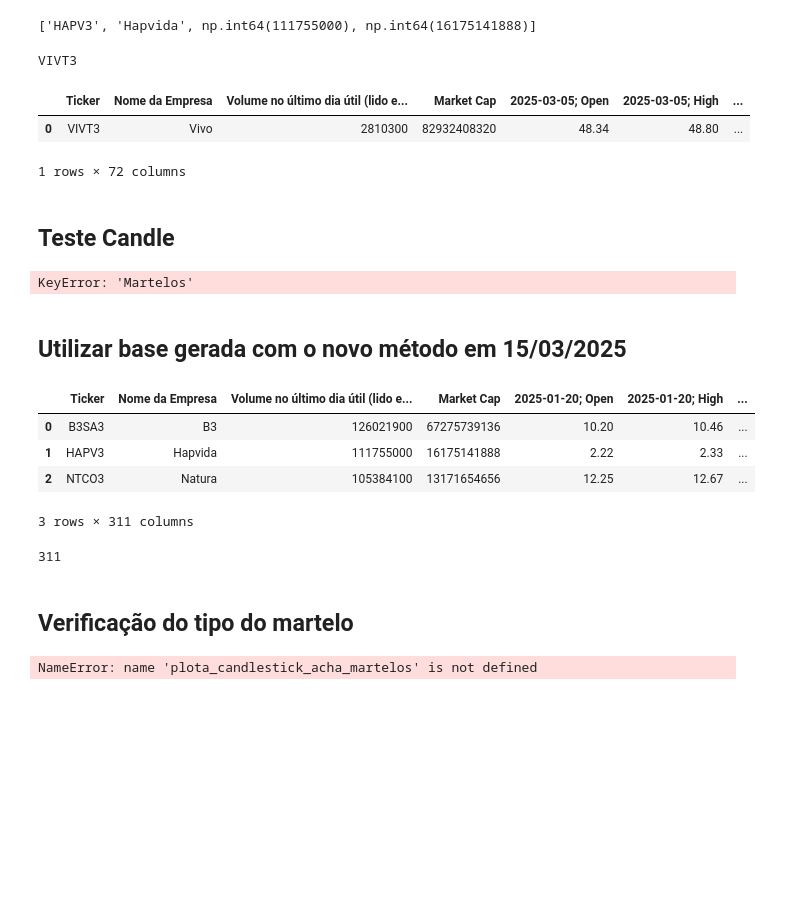
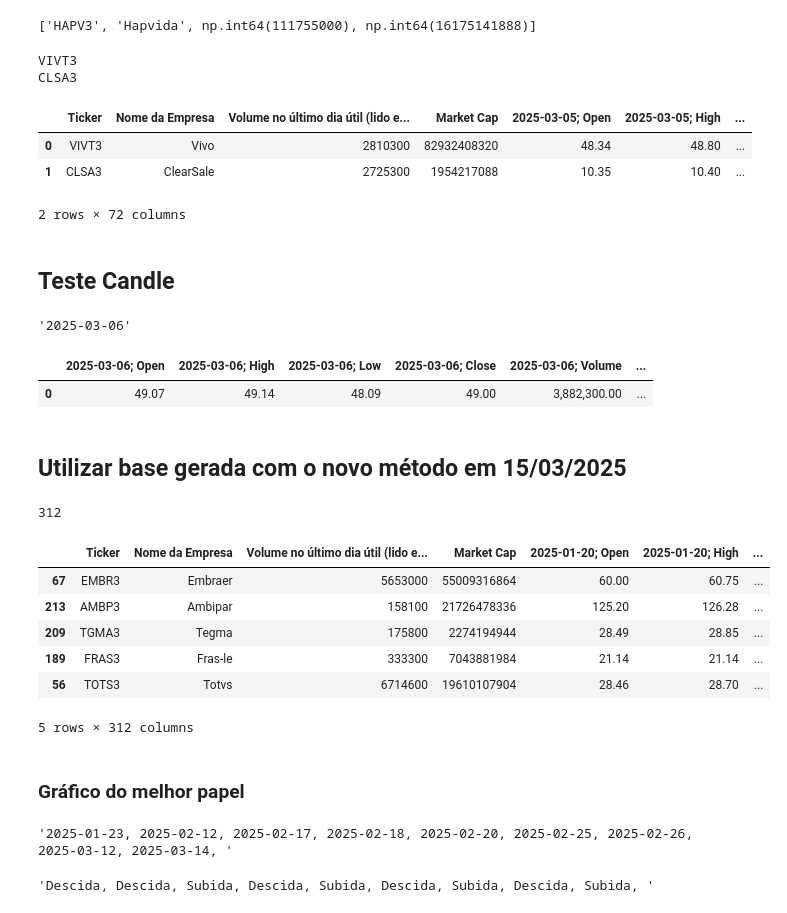
Before and after one commit to ricardopeloi/o_mais_novo_day_trader_do_brasil, a Jupyter notebook: Análises/Novo gerador de Arquivo de Histórico.ipynb, the cells around one changed output. Cells and saved outputs as stored; diff of their text form; code cells hidden in the pictures; blank space fills up the shorter version.

Commit message:
Ajustes para os tipos de martelos, e também uma função (no arquivo Notebook Jupyter) para reformar os dados da base de análise para o formato da leitura na API

```diff
--- a/Análises/Novo gerador de Arquivo de Histórico.ipynb
+++ b/Análises/Novo gerador de Arquivo de Histórico.ipynb
@@ -435,8 +485,8 @@ def detectar_martelos_todos_os_tickers(qtd_dias_maximo = 55, qtd_dias_minimo = 1
     from datetime import datetime, timedelta
 
     # acao = "VIVT3"
-    acoes = ["VIVT3"]
-    # acoes = ["VIVT3", "CLSA3"]
+    # acoes = ["VIVT3"]
+    acoes = ["VIVT3", "CLSA3"]
     qtd_dias_maximo = 10
     qtd_dias_minimo = 3
     coluna_analise = "HLC"
@@ -535,20 +585,24 @@ bd_acao_historico
 # type(bd_acao_historico.loc[0, "Tipos de Martelos"])
 # %% [output]
 VIVT3
+CLSA3
 |  | Ticker | Nome da Empresa | Volume no último dia útil (lido e... | Market Cap | 2025-03-05; Open | 2025-03-05; High | ... |
 | 0 | VIVT3 | Vivo | 2810300 | 82932408320 | 48.34 | 48.80 | ... |
+| 1 | CLSA3 | ClearSale | 2725300 | 1954217088 | 10.35 | 10.40 | ... |
-1 rows × 72 columns
+2 rows × 72 columns
 # %% [markdown]
 ## Teste Candle
 # %%
-primeiro_martelo = bd_acao_historico["Martelos"].str.split(",")[0][0]
+primeiro_martelo = bd_acao_historico.loc[0, "Martelos"].split(", ")[0]
 display(primeiro_martelo)
 
 if primeiro_martelo != '':
-    display(bd_acao_historico)
+    # display(bd_acao_historico)
     display(bd_acao_historico[bd_acao_historico["Ticker"] == "VIVT3"][[column for column in bd_acao_historico.columns if column.startswith(primeiro_martelo)]])
 # %% [output]
-KeyError: 'Martelos'
+'2025-03-06'
+|  | 2025-03-06; Open | 2025-03-06; High | 2025-03-06; Low | 2025-03-06; Close | 2025-03-06; Volume | ... |
+| 0 | 49.07 | 49.14 | 48.09 | 49.00 | 3,882,300.00 | ... |
 # %%
 bd_acao = yf.Ticker("VIVT3" + ".SA").history(
         start = datetime.today() - timedelta(days=qtd_dias_maximo),
@@ -568,25 +622,47 @@ candle_plot( # Usa o navegador para criar o gráfico interativo
 # %%
 var_caminho_novo_historico = r"\Lista de ações Análise 2025-03-15.xlsx"
 
 bd_novo_historico = pd.read_excel(var_caminho_pasta + var_caminho_novo_historico)
 
-display(bd_novo_historico.head(3))
+# display(bd_novo_historico.head(3))
 display(len(bd_novo_historico.columns))
+
+var_colunas = [col for col in bd_novo_historico.columns if col.startswith("Alfa")]
+
+lista_qtd_dias = []
+
+for coluna in var_colunas:
+    lista_qtd_dias.append(int(coluna.split("últimos")[1].split(" dias")[0]))
+
+bd_novo_historico = bd_novo_historico.sort_values("Alfa HLC; últimos " + str(max(lista_qtd_dias)) + " dias", ascending = False)
+# max(lista_qtd_dias)
+
+display(bd_novo_historico.head())
 # %% [output]
+312
 |  | Ticker | Nome da Empresa | Volume no último dia útil (lido e... | Market Cap | 2025-01-20; Open | 2025-01-20; High | ... |
-| 0 | B3SA3 | B3 | 126021900 | 67275739136 | 10.20 | 10.46 | ... |
-| 1 | HAPV3 | Hapvida | 111755000 | 16175141888 | 2.22 | 2.33 | ... |
-| 2 | NTCO3 | Natura | 105384100 | 13171654656 | 12.25 | 12.67 | ... |
+| 67 | EMBR3 | Embraer | 5653000 | 55009316864 | 60.00 | 60.75 | ... |
+| 213 | AMBP3 | Ambipar | 158100 | 21726478336 | 125.20 | 126.28 | ... |
+| 209 | TGMA3 | Tegma | 175800 | 2274194944 | 28.49 | 28.85 | ... |
+| 189 | FRAS3 | Fras-le | 333300 | 7043881984 | 21.14 | 21.14 | ... |
+| 56 | TOTS3 | Totvs | 6714600 | 19610107904 | 28.46 | 28.70 | ... |
-3 rows × 311 columns
-311
+5 rows × 312 columns
-# %% [markdown]
-## Verificação do tipo do martelo
-# %%
-plota_candlestick_acha_martelos(
-    bd_acao,
-    # periodo = "21d",
-    # intervalo = "1d",
-    taxa_máxima_para_ser_martelo = 0.2,
-  )[2]
-# %% [output]
-NameError: name 'plota_candlestick_acha_martelos' is not defined
+# %% [markdown]
+### Gráfico do melhor papel
+# %%
+display(bd_novo_historico.iloc[0].loc["Martelos"])
+display(bd_novo_historico.iloc[0].loc["Tipos de Martelos"])
+
+candle_plot( # Usa o navegador para criar o gráfico interativo
+    reforma_formato_original(
+        bd_novo_historico,
+        bd_novo_historico.iloc[0].loc["Ticker"],
+    ),
+    # volume = True,
+    # mav = np.nan,
+    # colors = ["orange", "yellow", "blue"],
+    # titulo = "",
+)
+# %% [output]
+'2025-01-23, 2025-02-12, 2025-02-17, 2025-02-18, 2025-02-20, 2025-02-25, 2025-02-26, 2025-03-12, 2025-03-14, '
+'Descida, Descida, Subida, Descida, Subida, Descida, Subida, Descida, Subida, '
```
Also changed, not shown: parts of 3 cells of this notebook, 3 other files.
